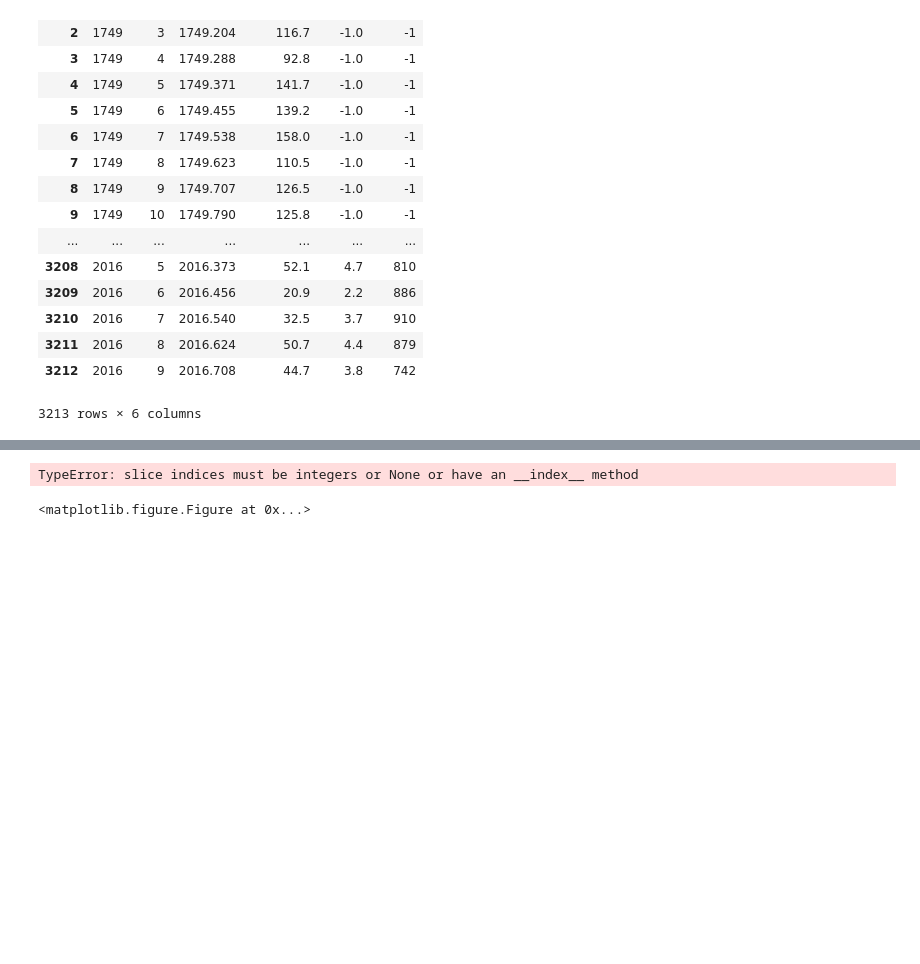
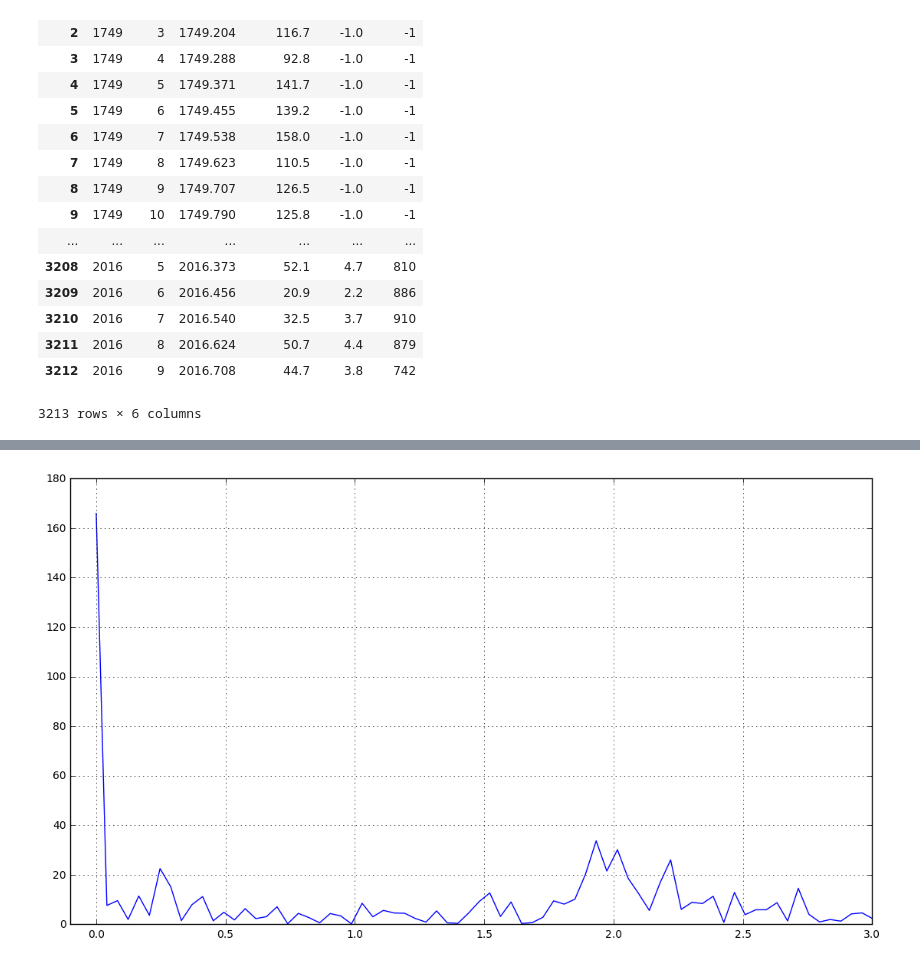
Before and after one commit to nayo666/computacional1, a Jupyter notebook: Eval2/eval2(1).ipynb, the cells around one changed output, grey strips where cells are left out. Drawn from its saved outputs; the diff is of its cells as text; code cells hidden in the pictures; blank space fills up the shorter version.

```diff
--- a/Eval2/eval2(1).ipynb
+++ b/Eval2/eval2(1).ipynb
@@ -50,27 +52,28 @@ mplt.grid(True)
 # %%
+
+
 import matplotlib.pyplot as mplt
 fig = mplt.gcf()
 fig.set_size_inches(13.5, 7.5)
 
 df[u'manchas'] = df[u'manchas'].astype(float).interpolate(method='spline', order=2)
 
 import numpy as np
 from scipy.fftpack import rfft
 # Number of samplepoints
 N = 3212
 # sample spacing
 T = 1.0/132
 x = df[u'añodec']
 #eliminando la suma
 y = df[u'manchas']
 yf = rfft(y)
 xf = np.linspace(0.0, 1.0/(2.0*T), N/2)
 import matplotlib.pyplot as plt
 plt.plot(xf, 2.0/N * np.abs(yf[0:N/2]))
-plt.xlim(-5,135)
-plt.ylim(0,0.1)
+plt.xlim(-0.1,3)
+plt.ylim(0,180)
 plt.grid()
 plt.show()
 # %% [output]
-TypeError: slice indices must be integers or None or have an __index__ method
-<matplotlib.figure.Figure at 0x...>
+[figure, added]
```
Also changed, not shown: parts of 18 cells of this notebook, 4 other files.
